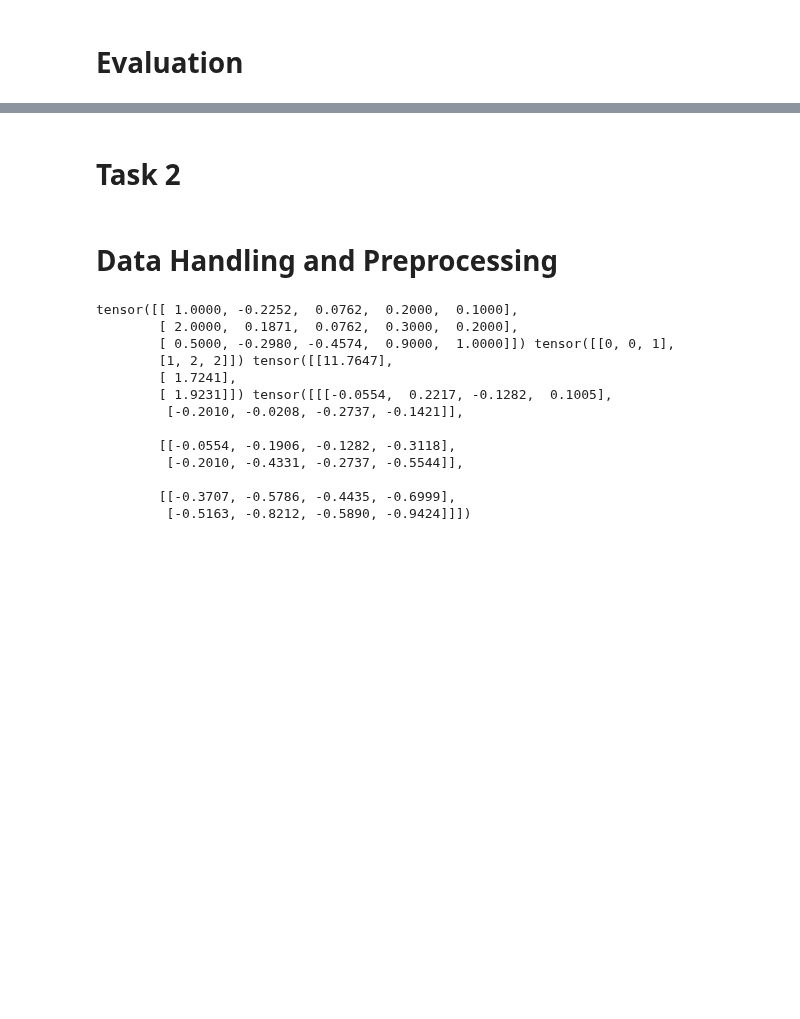
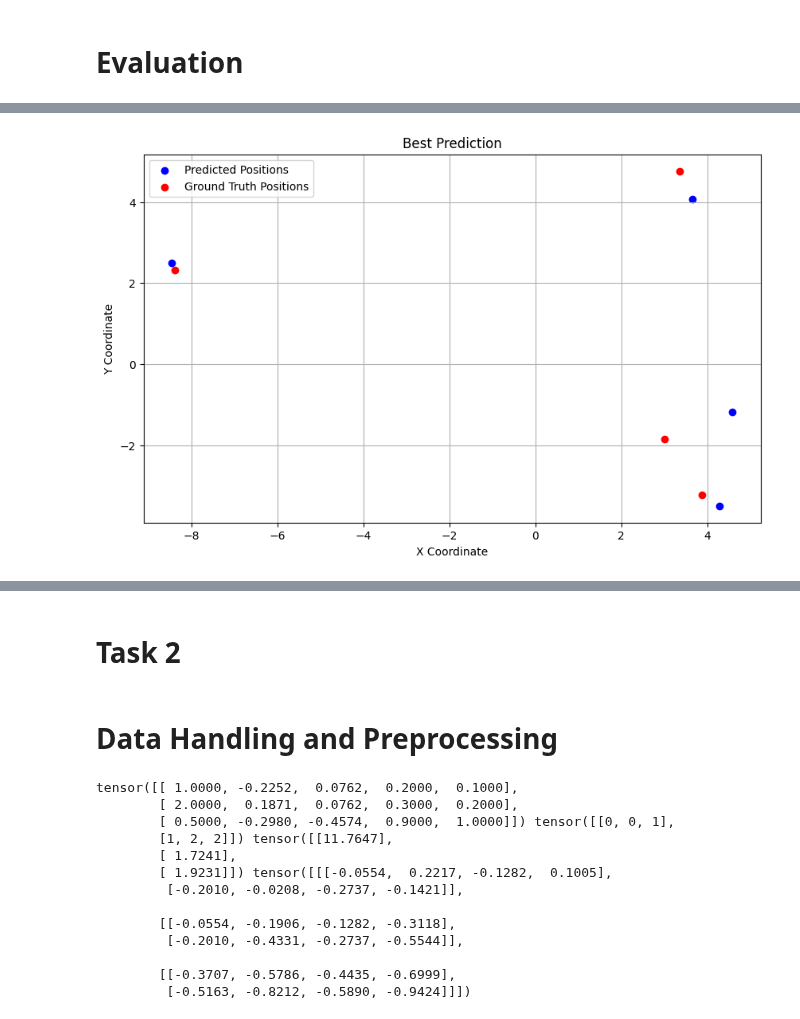
Before and after one commit to sambhav97/tue-deeplearning, a Jupyter notebook: assignments/assignment_2/Skeleton assignment 2 2AMM10 22-23.ipynb, the cells around one changed output, grey strips where cells are left out. Saved outputs shown, nothing was run; the diff lists cells and outputs as text; code cells hidden in the pictures; blank space fills up the shorter version.

```diff
--- a/assignments/assignment_2/Skeleton assignment 2 2AMM10 22-23.ipynb
+++ b/assignments/assignment_2/Skeleton assignment 2 2AMM10 22-23.ipynb
@@ -544,9 +540,0 @@ plt.show()
-# %%
-def test_example(idx):
-    example = data_list_test[idx]
-    print(f'Number of objects = {example.x.shape[0]}')
-    pred = model(example)
-    true = example.y
-    print(f'Predicted = \n {pred},\n Ground-truth = \n {true}')
-
-test_example(69)
@@ -732,0 +541,77 @@ plot_objects(worst_prediction, worst_ground_truth)
+# %%
+def plot_objects(pred, true, title):
+    """
+    Function to plot the predicted and true positions of the objects.
+
+    Parameters:
+    pred (tensor): Predicted positions of the objects.
+    true (tensor): True positions of the objects.
+    title (str): Title of the plot.
+    """
+    plt.figure(figsize=(10, 6))
+    plt.scatter(pred[:, 0].detach().numpy(), pred[:, 1].detach().numpy(), c='blue', label='Predicted Positions')
+    plt.scatter(true[:, 0].detach().numpy(), true[:, 1].detach().numpy(), c='red', label='Ground Truth Positions')
+    plt.xlabel('X Coordinate')
+    plt.ylabel('Y Coordinate')
+    plt.title(title)
+    plt.legend()
+    plt.grid(True)
+    plt.show()
+
+def find_best_worst_predictions(data_list):
+    """
+    Function to find the best and worst predictions based on the norm of the difference between the predicted and true positions.
+
+    Parameters:
+    data_list (list): List of data examples.
+
+    Returns:
+    best_idx (int): Index of the best prediction.
+    worst_idx (int): Index of the worst prediction.
+    """
+    best_idx = None
+    worst_idx = None
+    best_distance = float('inf')
+    worst_distance = float('-inf')
+
+    # Iterate through the test set to find the best and worst predictions
+    for idx, example in enumerate(data_list):
+        pred = model(example)
+        true = example.y
+        distance = torch.norm(pred - true)
+        if distance < best_distance:
+            best_distance = distance
+            best_idx = idx
+        if distance > worst_distance:
+            worst_distance = distance
+            worst_idx = idx
+
+    return best_idx, worst_idx
+
+def test_example(idx, data_list, title):
+    """
+    Function to test a single example and plot the predicted and true positions.
+
+    Parameters:
+    idx (int): Index of the example in the data list.
+    data_list (list): List of data examples.
+    title (str): Title of the plot.
+    """
+    example = data_list[idx]
+    print(f'Number of objects = {example.x.shape[0]}')
+    pred = model(example)
+    true = example.y
+    print(f'Predicted = \n {pred},\n Ground Truth = \n {true}')
+    plot_objects(pred, true, title)
+
+# Find the indices of the best and worst predictions
+best_idx, worst_idx = find_best_worst_predictions(data_list_test)
+
+print("Best Prediction:")
+# Test and plot the best prediction
+test_example(best_idx, data_list_test, 'Best Prediction')
+
+print("Worst Prediction:")
+# Test and plot the worst prediction
+test_example(worst_idx, data_list_test, 'Worst Prediction')
+# %% [output]
@@ -732,0 +630 @@ plot_objects(worst_prediction, worst_ground_truth)
+[figure, added]
```
Also changed, not shown: parts of 26 cells of this notebook.
